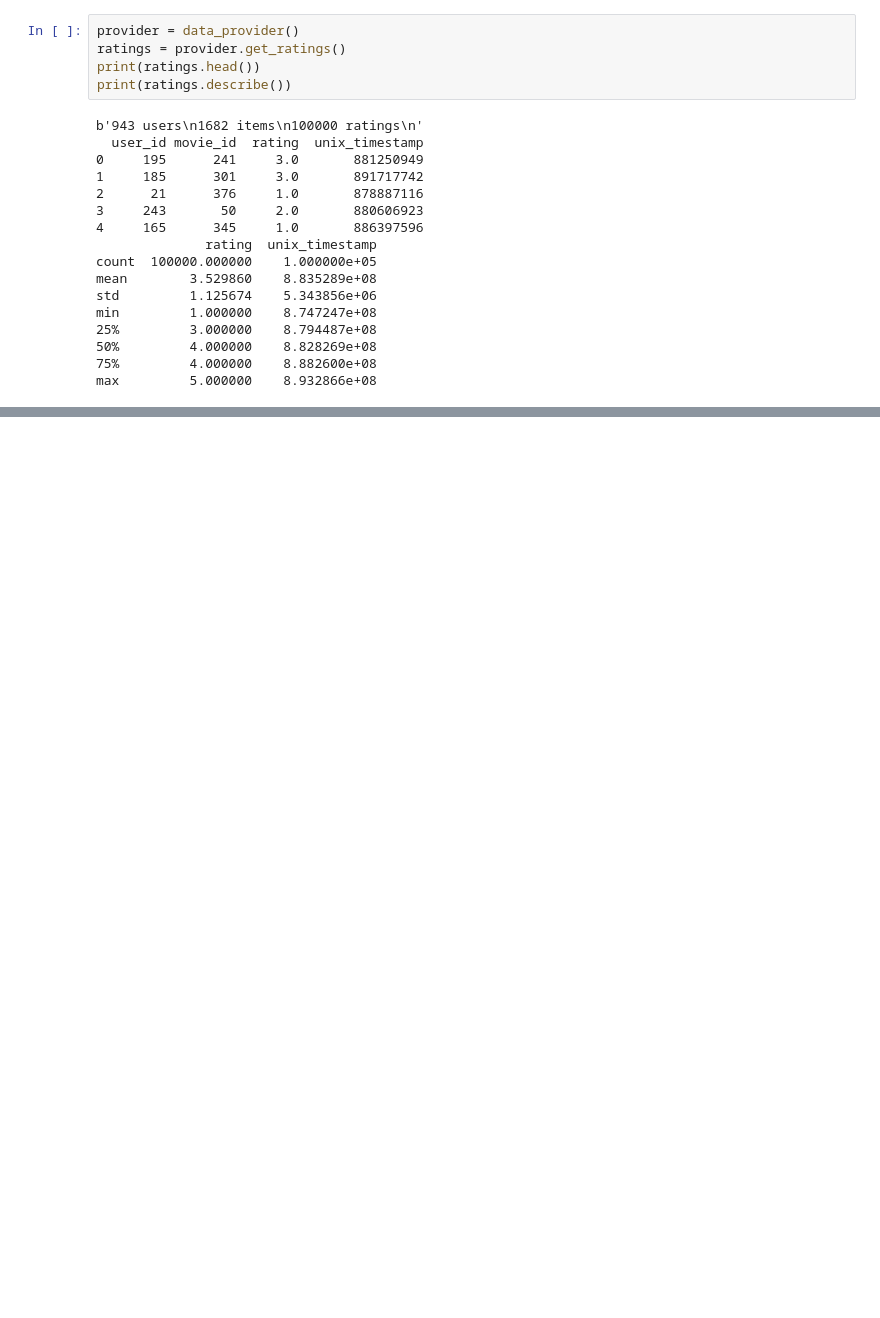
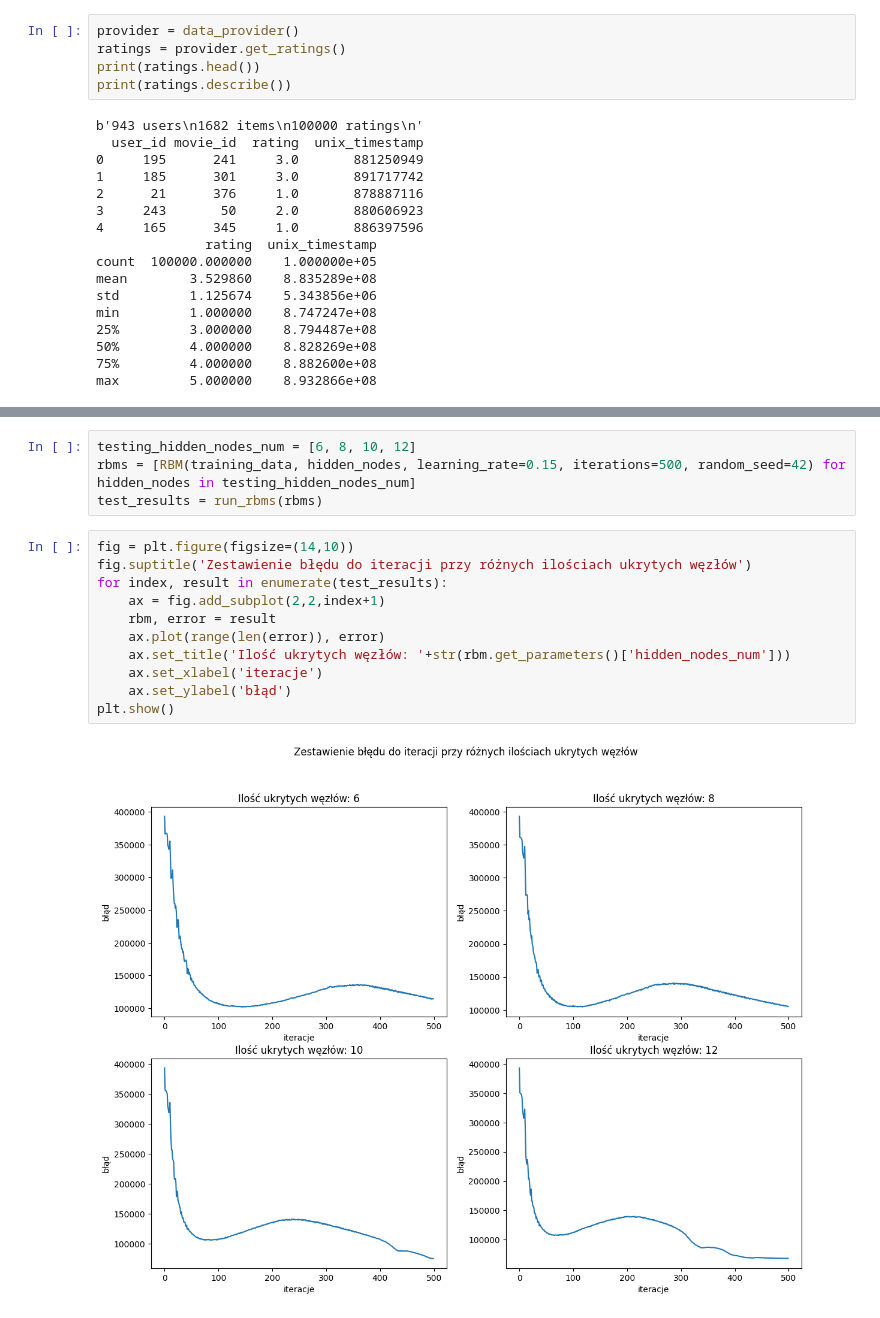
Before and after one commit to mattreu/ml_tests, a Jupyter notebook: recommendations/rbm_analytics.ipynb, the cells around one changed output, grey strips where cells are left out. Drawn from its saved outputs; the diff is of its cells as text; blank space fills up the shorter version.

```diff
--- a/recommendations/rbm_analytics.ipynb
+++ b/recommendations/rbm_analytics.ipynb
@@ -127,0 +165,17 @@ plt.show()
+# %%
+testing_hidden_nodes_num = [6, 8, 10, 12]
+rbms = [RBM(training_data, hidden_nodes, learning_rate=0.15, iterations=500, random_seed=42) for hidden_nodes in testing_hidden_nodes_num]
+test_results = run_rbms(rbms)
+# %%
+fig = plt.figure(figsize=(14,10))
+fig.suptitle('Zestawienie błędu do iteracji przy różnych ilościach ukrytych węzłów')
+for index, result in enumerate(test_results):
+    ax = fig.add_subplot(2,2,index+1)
+    rbm, error = result
+    ax.plot(range(len(error)), error)
+    ax.set_title('Ilość ukrytych węzłów: '+str(rbm.get_parameters()['hidden_nodes_num']))
+    ax.set_xlabel('iteracje')
+    ax.set_ylabel('błąd')
+plt.show()
+# %% [output]
+[figure, added]
```
Also changed, not shown: parts of 9 cells of this notebook.
